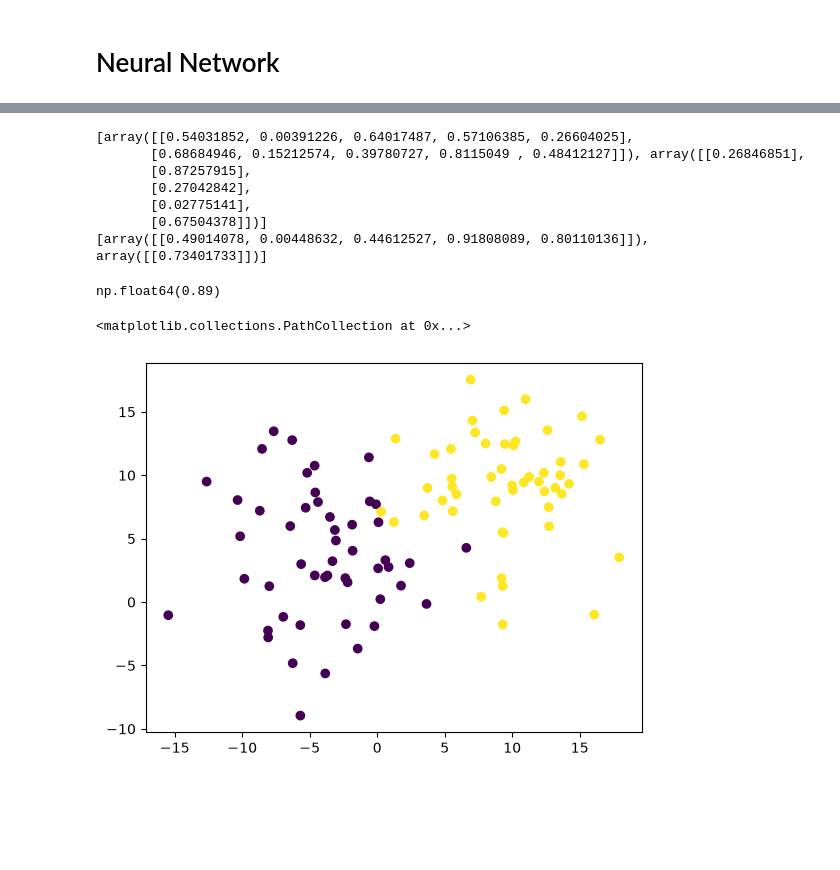
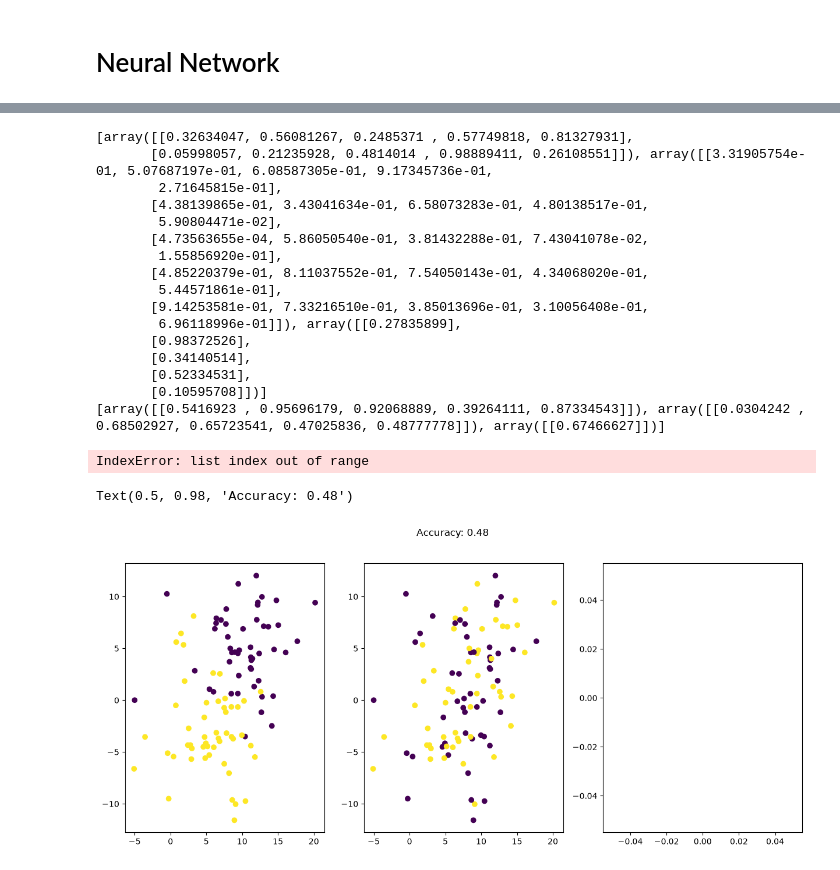
Before and after one commit to Abhishek-D-P/neural_network_from_scratch, a Jupyter notebook: 1_layer_nn.ipynb, the cells around one changed output, grey strips where cells are left out. Cells and saved outputs as stored; diff of their text form; code cells hidden in the pictures; blank space fills up the shorter version.

```diff
--- a/1_layer_nn.ipynb
+++ b/1_layer_nn.ipynb
@@ -39,13 +27,12 @@ class NeuralNetwork:
 
         for i in range(len(self.layers)-1):
             if(i==len(self.layers)-1):
-                output = np.matmul(self.input,self.weights[i]) + self.bias[i]
+                output = self.sigmoid(np.matmul(self.input,self.weights[i]) + self.bias[i])
             else:
                 output = self.tanh(np.matmul(self.input,self.weights[i]) + self.bias[i])
             self.layer_output.append(output)
             self.input = output
-        proba = self.sigmoid(output)
-        return proba
+        return output
 
     def sigmoid(self,x):
         return 1/(1+np.exp(-x))
@@ -66,7 +53,7 @@ class NeuralNetwork:
             self.loss.append(loss/len(self.y))
             for l in range(len(self.layers)-1,0,-1):
                 if(l==len(self.layers)-1):
-                    delta = self.yp - self.y
+                    delta = -(self.y - self.yp)/len(self.y)
                 else:
                     # delta = (1-self.layer_output[l]@self.layer_output[l].T)*self.weights[l+1]@delta_l1.T
                     delta = delta_l1@self.weights[l].T*(1-self.layer_output[l]**2)
@@ -78,20 +77,31 @@ class NeuralNetwork:
 # %%
-nn = NeuralNetwork([X.shape[1],5,1],"tanh","sigmoid")
-predict = nn.fit(X,y)
+nn = NeuralNetwork([X.shape[1],5,5,1],"tanh","sigmoid")
+predict = nn.fit(X,y,n_iter=1000)
 # %% [output]
-[array([[0.54031852, 0.00391226, 0.64017487, 0.57106385, 0.26604025],
-       [0.68684946, 0.15212574, 0.39780727, 0.8115049 , 0.48412127]]), array([[0.26846851],
-       [0.87257915],
-       [0.27042842],
-       [0.02775141],
-       [0.67504378]])]
-[array([[0.49014078, 0.00448632, 0.44612527, 0.91808089, 0.80110136]]), array([[0.73401733]])]
+[array([[0.32634047, 0.56081267, 0.2485371 , 0.57749818, 0.81327931],
+       [0.05998057, 0.21235928, 0.4814014 , 0.98889411, 0.26108551]]), array([[3.31905754e-01, 5.07687197e-01, 6.08587305e-01, 9.17345736e-01,
+        2.71645815e-01],
+       [4.38139865e-01, 3.43041634e-01, 6.58073283e-01, 4.80138517e-01,
+        5.90804471e-02],
+       [4.73563655e-04, 5.86050540e-01, 3.81432288e-01, 7.43041078e-02,
+        1.55856920e-01],
+       [4.85220379e-01, 8.11037552e-01, 7.54050143e-01, 4.34068020e-01,
+        5.44571861e-01],
+       [9.14253581e-01, 7.33216510e-01, 3.85013696e-01, 3.10056408e-01,
+        6.96118996e-01]]), array([[0.27835899],
+       [0.98372526],
+       [0.34140514],
+       [0.52334531],
+       [0.10595708]])]
+[array([[0.5416923 , 0.95696179, 0.92068889, 0.39264111, 0.87334543]]), array([[0.0304242 , 0.68502927, 0.65723541, 0.47025836, 0.48777778]]), array([[0.67466627]])]
+IndexError: list index out of range
-# %%
-np.sum(y == predict)/len(y)
-# %% [output]
-np.float64(0.89)
 # %%
-plt.scatter(X[:,0],X[:,1],c=y)
+acc = np.sum(y == predict)/len(y)
+fig,ax = plt.subplots(1,3,figsize=(15, 6))
+ax[0].scatter(X[:,0],X[:,1],c=y)
+ax[1].scatter(X[:,0],X[:,1],c=predict)
+ax[2].plot(nn.loss)
+fig.suptitle(f"Accuracy: {acc}")
 # %% [output]
-<matplotlib.collections.PathCollection at 0x...>
+Text(0.5, 0.98, 'Accuracy: 0.48')
-[figure, old version]
+[figure, new version]
```
Also changed, not shown: parts of 4 cells of this notebook.
